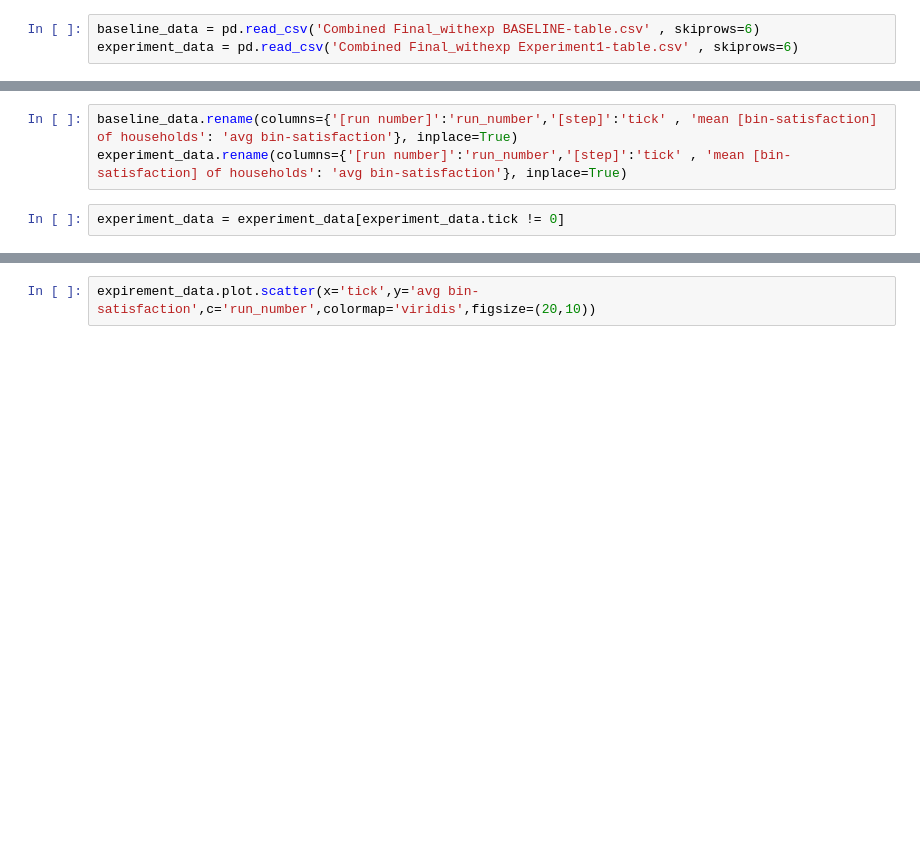
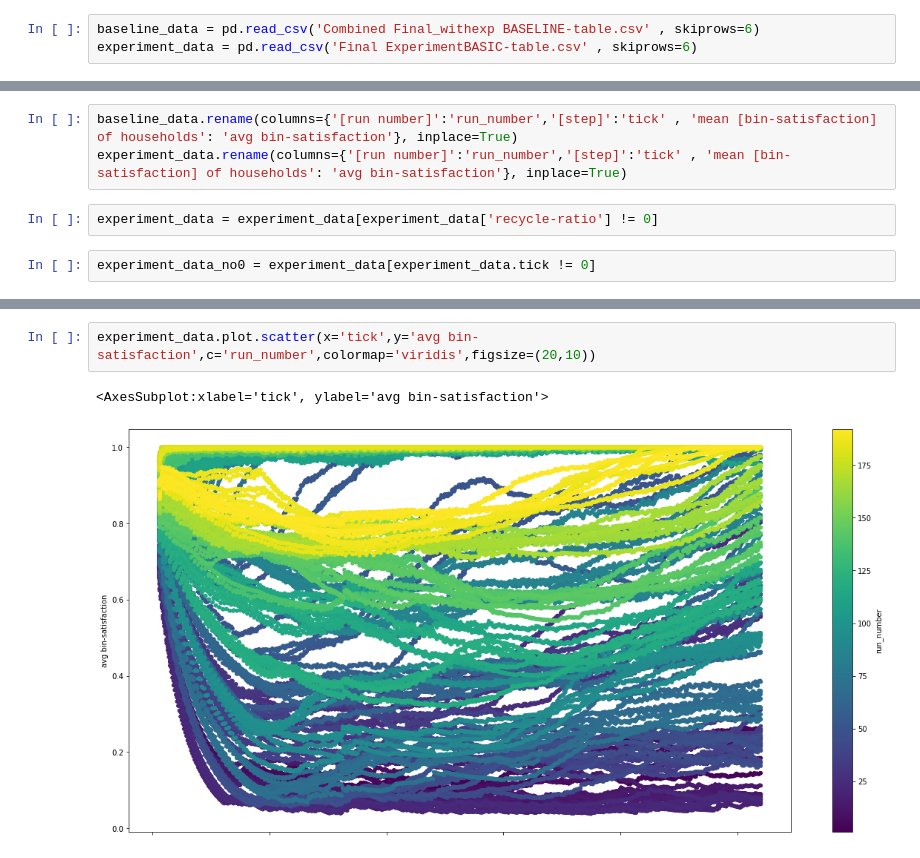
Before and after one commit to CoenvdPol/ABM_2021-2022, a Jupyter notebook: Code/Data analysis/Untitled.ipynb, the cells around one changed output, grey strips where cells are left out. Drawn from its saved outputs; the diff is of its cells as text; blank space fills up the shorter version.

```diff
--- a/Code/Data analysis/Untitled.ipynb
+++ b/Code/Data analysis/Untitled.ipynb
@@ -7,6 +7,6 @@ import matplotlib.pyplot as plt
 from mpl_toolkits.mplot3d import Axes3D
 # %%
 baseline_data = pd.read_csv('Combined Final_withexp BASELINE-table.csv' , skiprows=6)
-experiment_data = pd.read_csv('Combined Final_withexp Experiment1-table.csv' , skiprows=6)
+experiment_data = pd.read_csv('Final ExperimentBASIC-table.csv' , skiprows=6)
 # %%
 baseline_data.head(3)
@@ -15,5 +40,7 @@ baseline_data.info()
 # %%
 baseline_data.rename(columns={'[run number]':'run_number','[step]':'tick' , 'mean [bin-satisfaction] of households': 'avg bin-satisfaction'}, inplace=True)
 experiment_data.rename(columns={'[run number]':'run_number','[step]':'tick' , 'mean [bin-satisfaction] of households': 'avg bin-satisfaction'}, inplace=True)
+# %%
+experiment_data = experiment_data[experiment_data['recycle-ratio'] != 0]
 # %%
-experiment_data = experiment_data[experiment_data.tick != 0]
+experiment_data_no0 = experiment_data[experiment_data.tick != 0]
@@ -35,5 +78,8 @@ threedp_plot.set_zlabel('avg bin-satisfaction')
 # %%
-expirement_data.plot.scatter(x='tick',y='avg bin-satisfaction',c='run_number',colormap='viridis',figsize=(20,10))
+experiment_data.plot.scatter(x='tick',y='avg bin-satisfaction',c='run_number',colormap='viridis',figsize=(20,10))
+# %% [output]
+<AxesSubplot:xlabel='tick', ylabel='avg bin-satisfaction'>
+[figure, added]
 # %%
 exp_3d_plot = plt.figure(figsize=(10,10)).gca(projection='3d')
 exp_3d_plot.scatter(experiment_data['general-regionbin-size'],experiment_data['nmbr-weeks-pickup-gen'], experiment_data['recycle-ratio'], c=experiment_data['recycle-ratio'], cmap='viridis')
```
Also changed, not shown: parts of 9 cells of this notebook, 7 other files.
